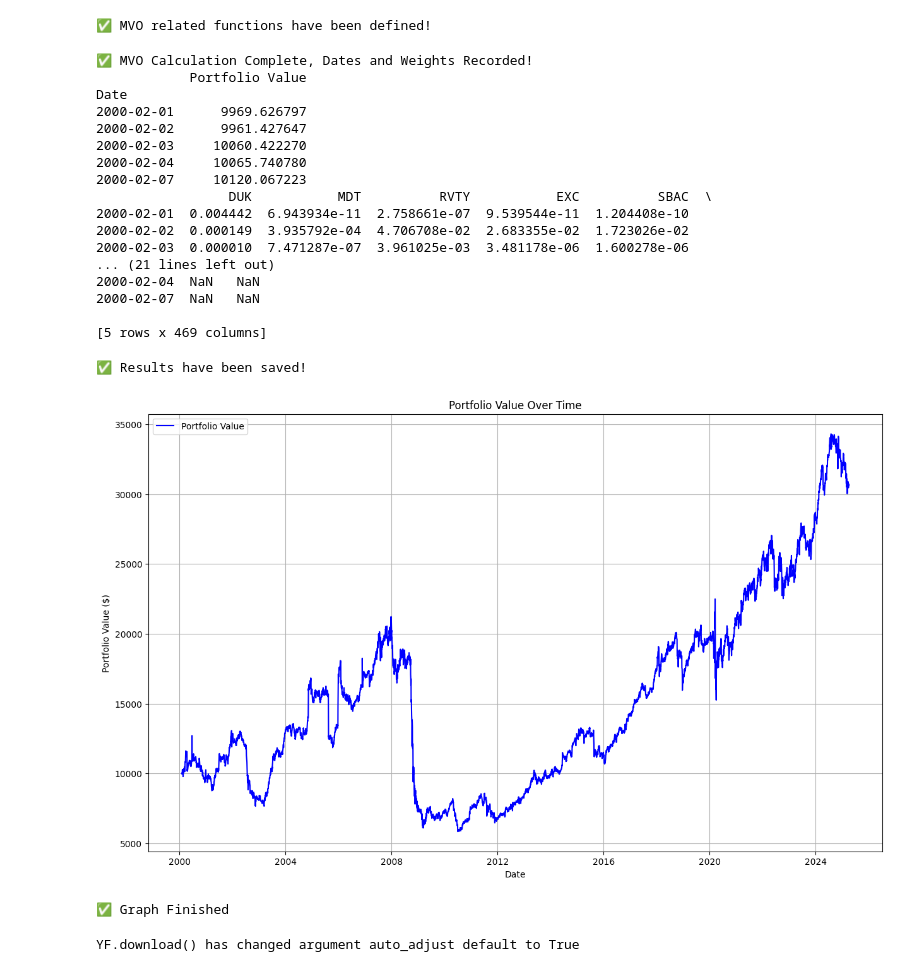
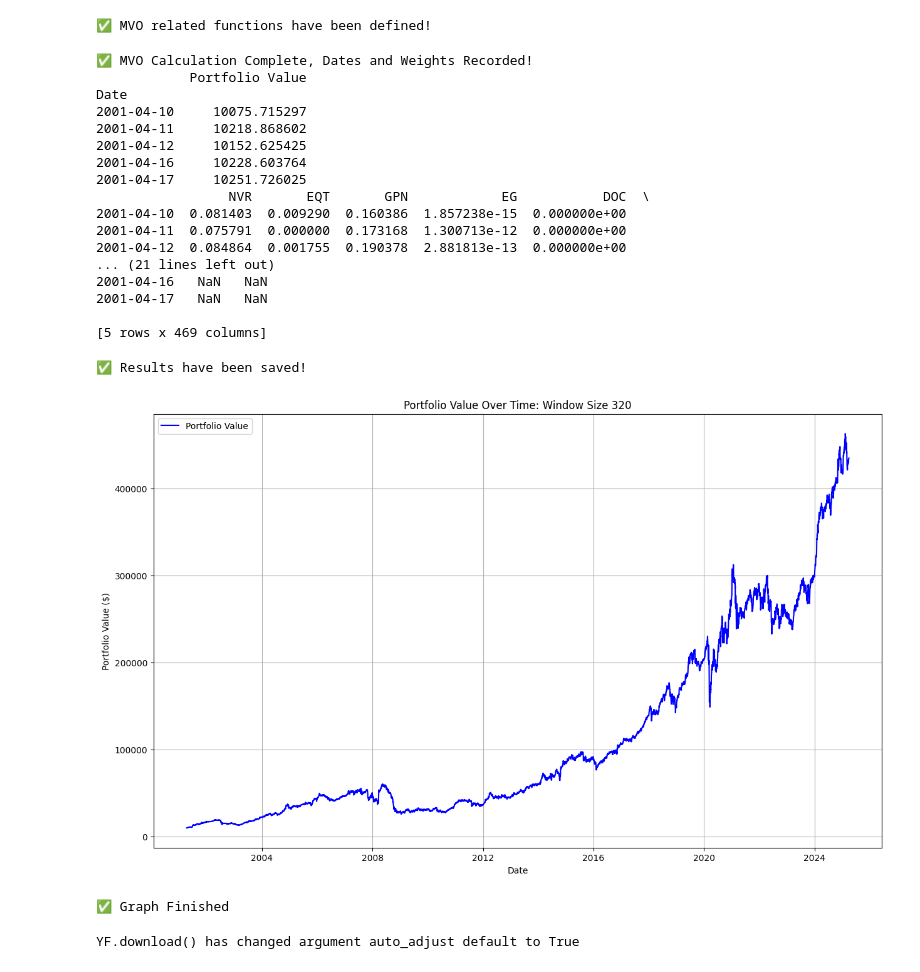
Before and after one commit to JesseLau24/CWP_RL, a Jupyter notebook: 02_MVO_Multi_Assets/MVO_100_Assets_00_25/002_MVO_100_00_25 copy 2.ipynb, the cells around one changed output. Saved outputs shown, nothing was run; the diff lists cells and outputs as text; code cells hidden in the pictures.

```diff
--- a/02_MVO_Multi_Assets/MVO_100_Assets_00_25/002_MVO_100_00_25 copy 2.ipynb
+++ b/02_MVO_Multi_Assets/MVO_100_Assets_00_25/002_MVO_100_00_25 copy 2.ipynb
@@ -9,7 +9,7 @@ import matplotlib.pyplot as plt
 directory = "SP500_00_25"
 initial_capital = 10000
 min_data_length = 2500  # At least 2500 rows of data
-window_size = 20 # Number of days to use for calculating MVO
+window_size = 320 # Number of days to use for calculating MVO
 rebalance_period = 1  # Rebalance the portfolio every 1 day
 max_selected_stocks = 100  # Maximum number of stocks to hold
 risk_free_rate = 0 # Here it doesn't really affect the portfolio rate, just the Sharpe Ratio would be overestimated
@@ -205,18 +205,18 @@ print(weights_df.head())
 ✅ MVO Calculation Complete, Dates and Weights Recorded!
             Portfolio Value
 Date
-2000-02-01      9969.626797
-2000-02-02      9961.427647
-2000-02-03     10060.422270
-2000-02-04     10065.740780
-2000-02-07     10120.067223
-                 DUK           MDT          RVTY           EXC          SBAC  \
-2000-02-01  0.004442  6.943934e-11  2.758661e-07  9.539544e-11  1.204408e-10
-2000-02-02  0.000149  3.935792e-04  4.706708e-02  2.683355e-02  1.723026e-02
-2000-02-03  0.000010  7.471287e-07  3.961025e-03  3.481178e-06  1.600278e-06
+2001-04-10     10075.715297
+2001-04-11     10218.868602
+2001-04-12     10152.625425
+2001-04-16     10228.603764
+2001-04-17     10251.726025
+                 NVR       EQT       GPN            EG           DOC  \
+2001-04-10  0.081403  0.009290  0.160386  1.857238e-15  0.000000e+00
+2001-04-11  0.075791  0.000000  0.173168  1.300713e-12  0.000000e+00
+2001-04-12  0.084864  0.001755  0.190378  2.881813e-13  0.000000e+00
 ... (21 lines left out)
-2000-02-04  NaN   NaN
-2000-02-07  NaN   NaN
+2001-04-16   NaN   NaN
+2001-04-17   NaN   NaN
 
 [5 rows x 469 columns]
 # %%
@@ -234,17 +234,17 @@ print("✅ Results have been saved!")
 # %%
 # Create MVO Portfolio Returns
 plt.figure(figsize=(15, 9))
 plt.plot(portfolio_values_df.index, portfolio_values_df['Portfolio Value'], label='Portfolio Value', color='b')
 plt.xlabel('Date')
 plt.ylabel('Portfolio Value ($)')
-plt.title('Portfolio Value Over Time')
+plt.title(f'Portfolio Value Over Time: Window Size {window_size}')
 plt.legend()
 plt.grid(True)
 plt.show()
 
 print("✅ Graph Finished")
 # %% [output]
-[figure, old version]
+[figure, new version]
 ✅ Graph Finished
 # %%
 import matplotlib.dates as mdates
```
Also changed, not shown: parts of 1 cell of this notebook, 23 other files.
